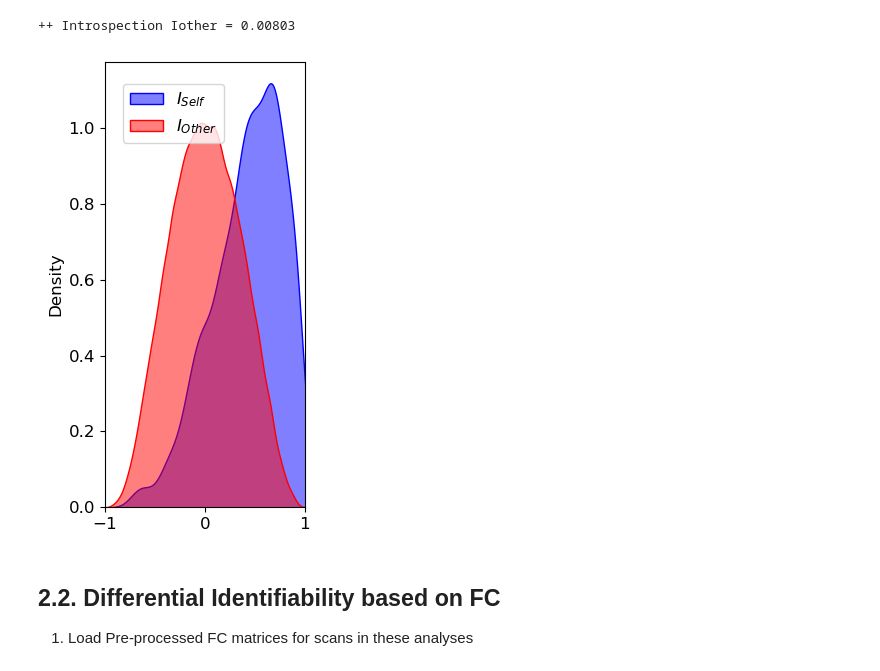
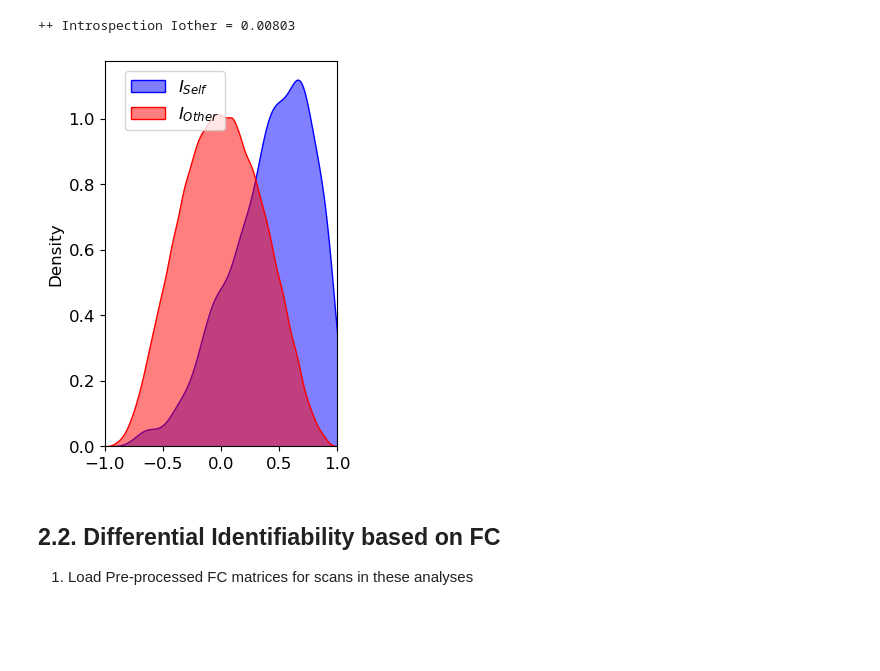
Before and after one commit to nimh-sfim/fc_introspection, a Jupyter notebook: notebooks/S11_SNYCQ_Consistency_Identifiability.ipynb, the cells around one changed output. Cells and saved outputs as stored; diff of their text form; code cells hidden in the pictures; blank space fills up the shorter version.

```diff
--- a/notebooks/S11_SNYCQ_Consistency_Identifiability.ipynb
+++ b/notebooks/S11_SNYCQ_Consistency_Identifiability.ipynb
@@ -321,28 +298,28 @@ print('++ Introspection Iother = %.5f ' % Iother_SNYCQ)
 # %%
 fig, ax = plt.subplots(figsize=(3,5))
 
 sns.kdeplot(Iself_values_SNYCQ, label=r'$I_{Self}$', alpha=0.5, color='blue', fill=True, ax=ax)
 sns.kdeplot(Iother_values_SNYCQ, label=r'$I_{Other}$', alpha=0.5, color='red', fill=True, ax=ax)
 
 # Move legend inside the plot, bottom-left
 ax.legend(
     loc='lower left',
     bbox_to_anchor=(0.05, 0.80),
     frameon=True,
     framealpha=0.8,
     fontsize=12,
 )
 
 # Set tick label size
 ax.tick_params(axis='both', labelsize=12)
 
 # Set axis labels (if you have them)
 ax.set_ylabel('Density', fontsize=12)
 
 # Set axis limits
-ax.set_xlim(-1, 1)
+ax.set_xlim(-1., 1)
 
-plt.tight_layout()
+#plt.tight_layout()
 plt.show()
 # %% [output]
-[figure, old version]
+[figure, new version]
```
Also changed, not shown: parts of 24 cells of this notebook, 8 other files.
